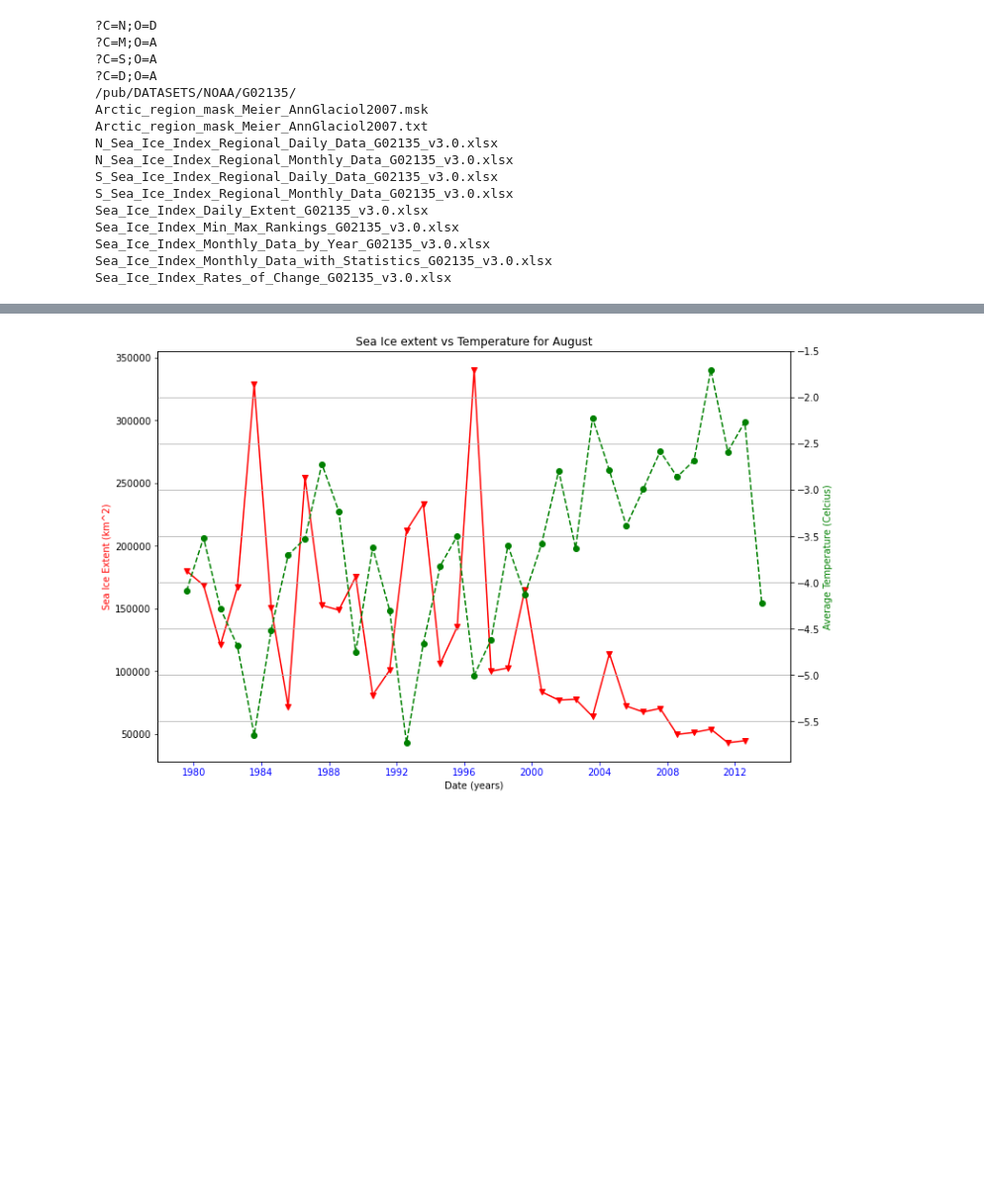
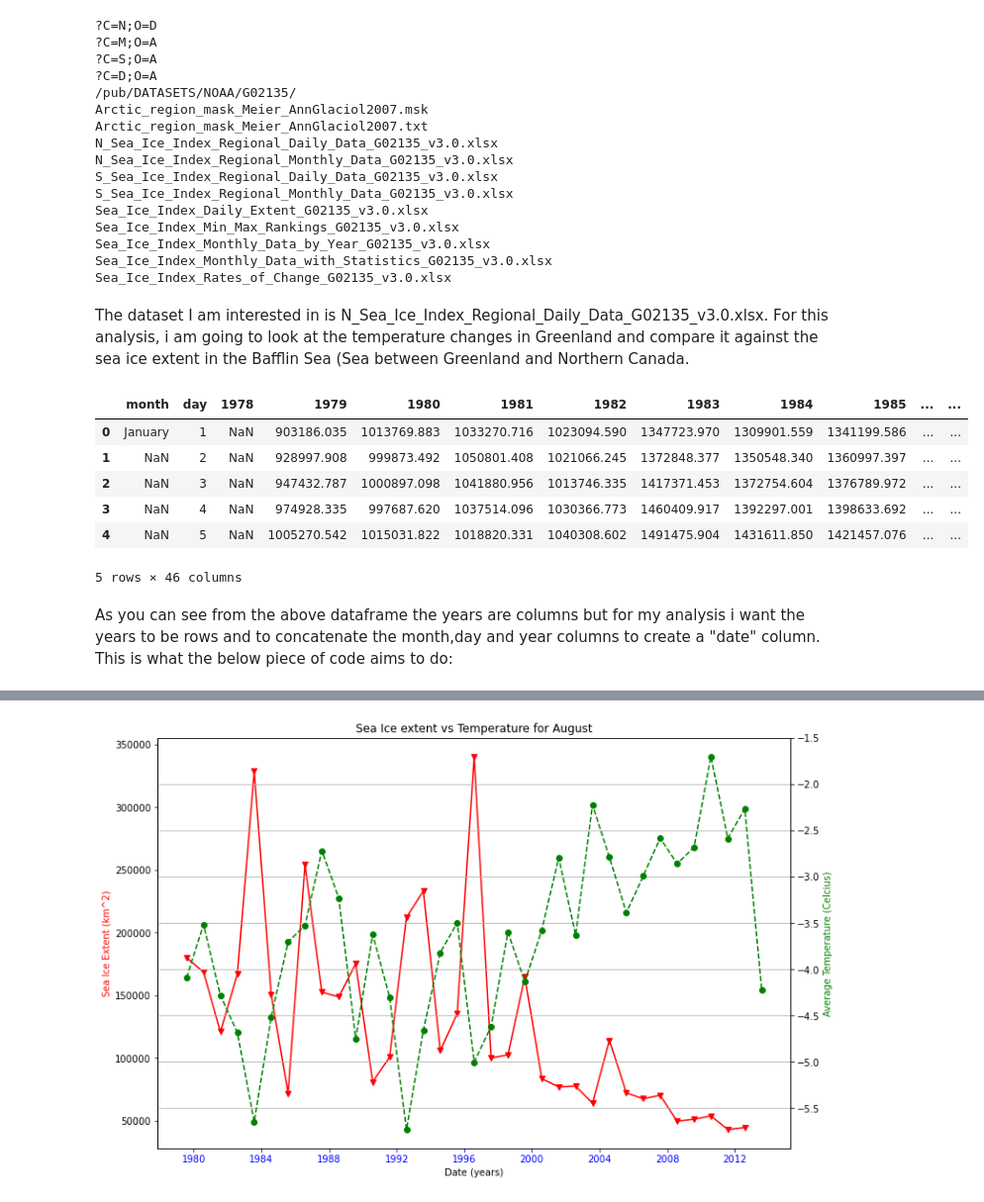
Before and after one commit to gerardheraghty/SurfaceTemperatureAnalysis, a Jupyter notebook: Sea_ice_greenland.ipynb, the cells around one changed output, grey strips where cells are left out. Shown at 99% size. Cells and saved outputs as stored; diff of their text form; code cells hidden in the pictures; blank space fills up the shorter version.

```diff
--- a/Sea_ice_greenland.ipynb
+++ b/Sea_ice_greenland.ipynb
@@ -60,4 +65,6 @@ Sea_Ice_Index_Min_Max_Rankings_G02135_v3.0.xlsx
 Sea_Ice_Index_Monthly_Data_by_Year_G02135_v3.0.xlsx
 Sea_Ice_Index_Monthly_Data_with_Statistics_G02135_v3.0.xlsx
 Sea_Ice_Index_Rates_of_Change_G02135_v3.0.xlsx
+# %% [markdown]
+The dataset I am interested in is N_Sea_Ice_Index_Regional_Daily_Data_G02135_v3.0.xlsx. For this analysis, i am going to look at the temperature changes in Greenland and compare it against the sea ice extent in the Bafflin Sea (Sea between Greenland and Northern Canada.
 # %%
@@ -64,4 +72,16 @@ Sea_Ice_Index_Rates_of_Change_G02135_v3.0.xlsx
 url = 'https://masie_web.apps.nsidc.org/pub//DATASETS/NOAA/G02135/seaice_analysis/N_Sea_Ice_Index_Regional_Daily_Data_G02135_v3.0.xlsx'
 file = pd.read_excel(url,sheet_name=None)
 #xls = pd.ExcelFile(file)
+# %%
+file2 = pd.read_excel(url,sheet_name=1)
+dataframeSI = pd.DataFrame(file2)
+dataframeSI.head()
+# %% [output]
+|  | month | day | 1978 | 1979 | 1980 | 1981 | 1982 | 1983 | 1984 | 1985 | ... | ... |
+| 0 | January | 1 | NaN | 903186.035 | 1013769.883 | 1033270.716 | 1023094.590 | 1347723.970 | 1309901.559 | 1341199.586 | ... | ... |
+| 1 | NaN | 2 | NaN | 928997.908 | 999873.492 | 1050801.408 | 1021066.245 | 1372848.377 | 1350548.340 | 1360997.397 | ... | ... |
+| 2 | NaN | 3 | NaN | 947432.787 | 1000897.098 | 1041880.956 | 1013746.335 | 1417371.453 | 1372754.604 | 1376789.972 | ... | ... |
+| 3 | NaN | 4 | NaN | 974928.335 | 997687.620 | 1037514.096 | 1030366.773 | 1460409.917 | 1392297.001 | 1398633.692 | ... | ... |
+| 4 | NaN | 5 | NaN | 1005270.542 | 1015031.822 | 1018820.331 | 1040308.602 | 1491475.904 | 1431611.850 | 1421457.076 | ... | ... |
+5 rows × 46 columns
 # %%
@@ -75,4 +101,6 @@ look_up = {'January':'01', 'February':'02', 'March':'03', 'April':'04', 'May':'0
 dataframeSI['month'] = dataframeSI['month'].apply(lambda x: look_up[x])
+# %% [markdown]
+As you can see from the above dataframe the years are columns but for my analysis i want the years to be rows and to concatenate the month,day and year columns to create a "date" column. This is what the below piece of code aims to do:
 # %%
 col_list = dataframeSI.keys()[2:]
 i = 0
```
Also changed, not shown: parts of 15 cells of this notebook, 5 other files.
